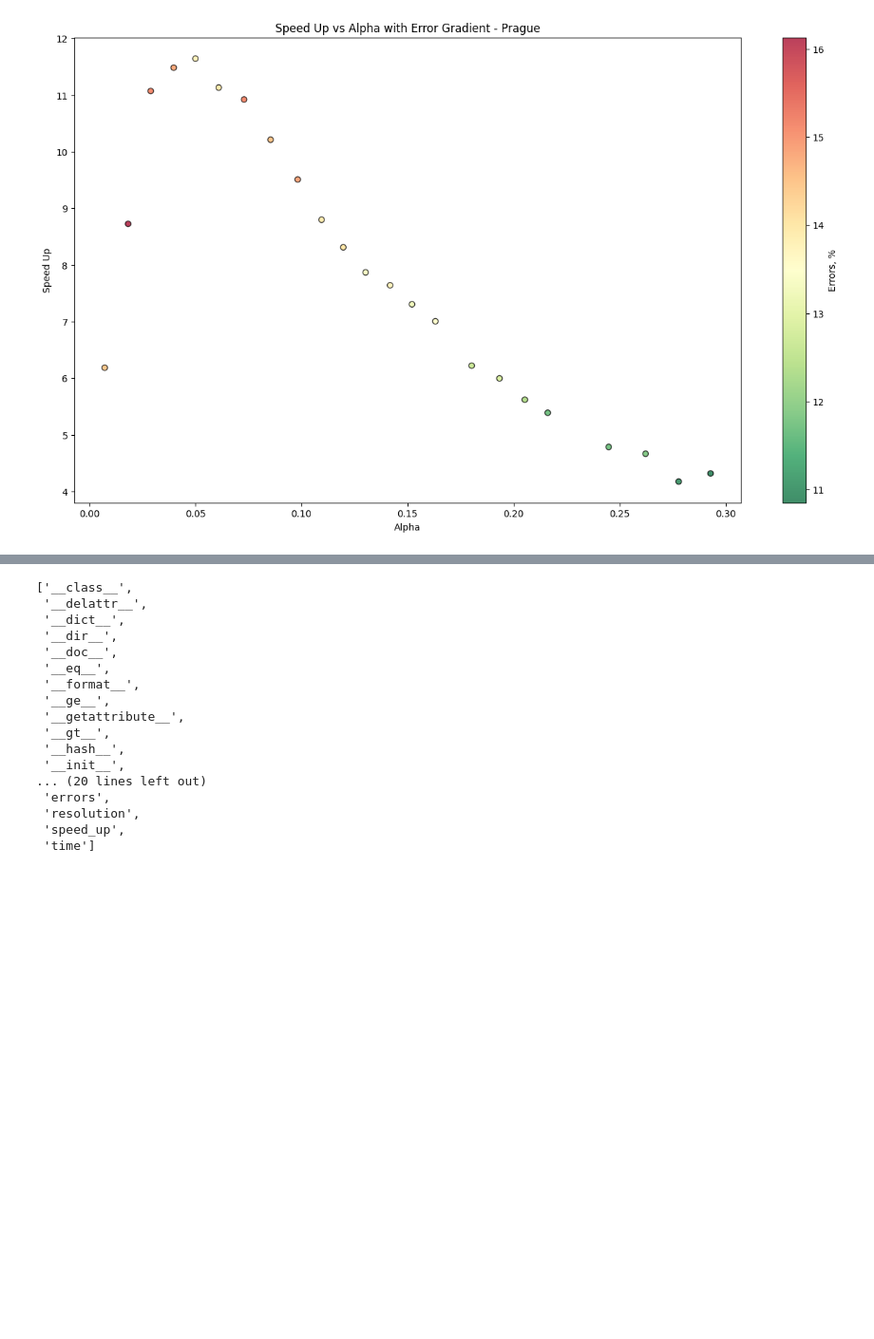
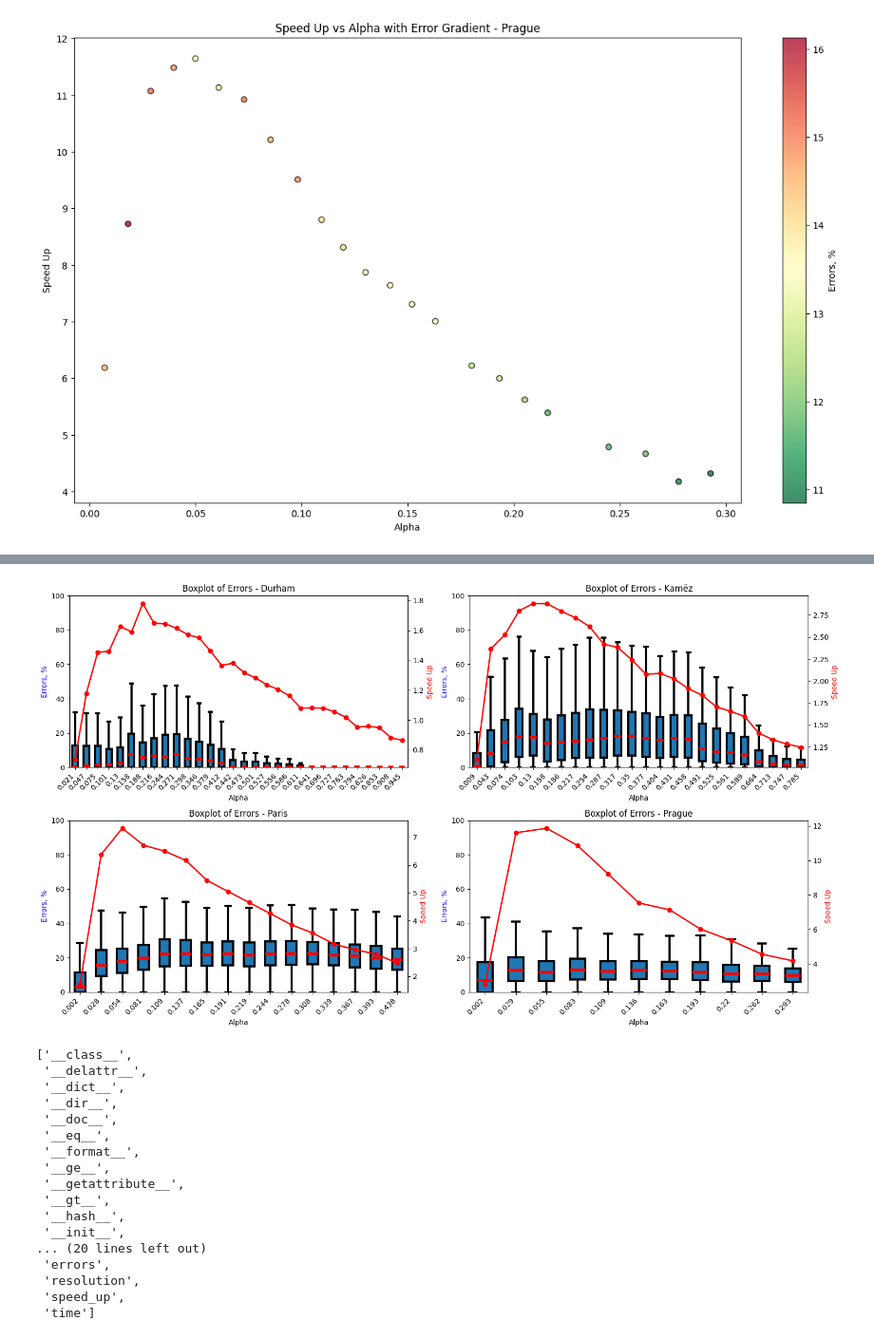
Before and after one commit to romanroff/tmp, a Jupyter notebook: main.ipynb, the cells around one changed output, grey strips where cells are left out. Shown at 95% size. Saved outputs shown, nothing was run; the diff lists cells and outputs as text; code cells hidden in the pictures; blank space fills up the shorter version.

```diff
--- a/main.ipynb
+++ b/main.ipynb
@@ -21,11 +46,11 @@ print('THREADS:', total)
 print('POINTS:', points_number)
 
 cities = {
-    'ASHA': 'R13470549',
-    'KRG': 'R4676636',
-    # 'EKB': 'R6564910',
+    'Durham': 'R8332101',
+    'Kamëz': 'R1250117',
+    # 'EKB': 'R1250117',
     # 'BARCELONA': 'R347950',
-    'PARIS': 'R71525',
+    'Paris': 'R71525',
     'Prague': 'R435514',
     # 'MSK': 'R2555133',
     # 'SBP': 'R337422',
@@ -75,8 +100,8 @@ def scatter_visualisation(speed_up, alphas, errors, name='city', output_dir="dat
     print(f"Scatter plot saved to {file_path}")
     if show:
         plt.show()
-for n in ['ASHA', 'KRG', 'PARIS', 'Prague']:
-    with open(f'clusters_results/2024_06_26/{n}.pkl', 'rb') as f:
+for n in ['Durham', 'Kamëz', 'Paris', 'Prague']:
+    with open(f'clusters_results/2024_06_28/{n}.pkl', 'rb') as f:
         data = pickle.load(f)
         # Извлекаем значения speed_up, alpha и errors в отдельные списки
     speed_up = [results.speed_up[0] for results in data.points_results]
@@ -156,0 +178,69 @@ data.points_results[0].speed_up[0]
+# %%
+def box_visualisation(absolute_errors_list, alphas_list, pfa_times_list, names, output_dir="data/img", show=False):
+    # Создаем 2x2 подграфики
+    fig, axs = plt.subplots(2, 2, figsize=(16, 9))
+    axs = axs.flatten()  # Выравниваем массив подграфиков
+
+    # Параметры для boxplot
+    boxprops = {"color": "black", "linewidth": 3}
+    medianprops = {"color": "r", "linewidth": 4}
+    whiskerprops = {"color": "black", "linewidth": 3}
+    capprops = {"color": "black", "linewidth": 3}
+
+    for i, ax in enumerate(axs):
+        # Создаем boxplot на каждом подграфике
+        ax.boxplot(absolute_errors_list[i], showfliers=False, vert=True, patch_artist=True,
+                   medianprops=medianprops, boxprops=boxprops, whiskerprops=whiskerprops, capprops=capprops)
+        ax.set_ylabel('Errors, %', color='b')
+        ax.set_xlabel('Alpha')
+        ax.set_title(f'Boxplot of Errors - {names[i]}')
+        ax.set_xticks(range(1, len(alphas_list[i]) + 1))
+        ax.set_xticklabels(alphas_list[i])
+        ax.set_ylim(0, 100)  # Установка основной вертикальной оси от 0 до 100
+
+        # Наклон текста на оси x
+        plt.setp(ax.get_xticklabels(), rotation=45, ha='right')
+
+        # Создаем второстепенную ось для pfa time
+        ax2 = ax.twinx()
+        ax2.plot(range(1, len(alphas_list[i]) + 1), pfa_times_list[i], color='r', marker='o', linestyle='-', linewidth=2)
+        ax2.set_ylabel('Speed Up', color='r')
+
+    # Настройка пространства между подграфиками
+    plt.tight_layout()
+
+    # Создание папки, если она не существует
+    if not os.path.exists(output_dir):
+        os.makedirs(output_dir)
+
+    # Запись PNG
+    file_path = os.path.join(output_dir, "boxplot_errors_combined.png")
+    plt.savefig(file_path, dpi=200)
+
+    print(f"Boxplot saved to {file_path}")
+    if show:
+        plt.show()
+
+# Списки для хранения данных
+absolute_errors_list = []
+alphas_list = []
+pfa_times_list = []
+names = ['Durham', 'Kamëz', 'Paris', 'Prague']
+
+for n in names:
+    with open(f'clusters_results/2024_06_28/{n}.pkl', 'rb') as f:
+        data = pickle.load(f)
+
+        # Извлекаем значения absolute_err, alpha и pfa time в отдельные списки
+        absolute_errors = [[i * 100 for i in results.errors] for results in data.points_results]
+        alphas = [round(i.alpha, 3) for i in data.points_results]
+        speed_up = [i.speed_up[0] for i in data.points_results]
+
+        # Добавляем данные в списки
+        absolute_errors_list.append(absolute_errors)
+        alphas_list.append(alphas)
+        pfa_times_list.append(speed_up)
+
+# Вызываем функцию для создания и сохранения boxplot
+box_visualisation(absolute_errors_list, alphas_list, pfa_times_list, names, show=True)
+# %% [output]
@@ -157,3 +248,4 @@ data.points_results[0].speed_up[0]
+[figure, added]
 # %%
 data.points_results[0].
 
```
Also changed, not shown: parts of 22 cells of this notebook, 1 other file.
